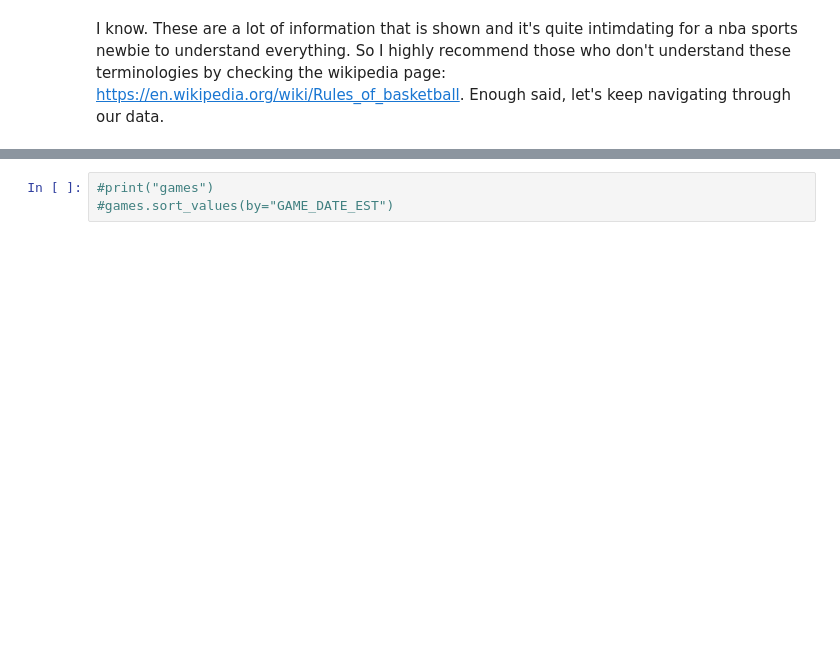
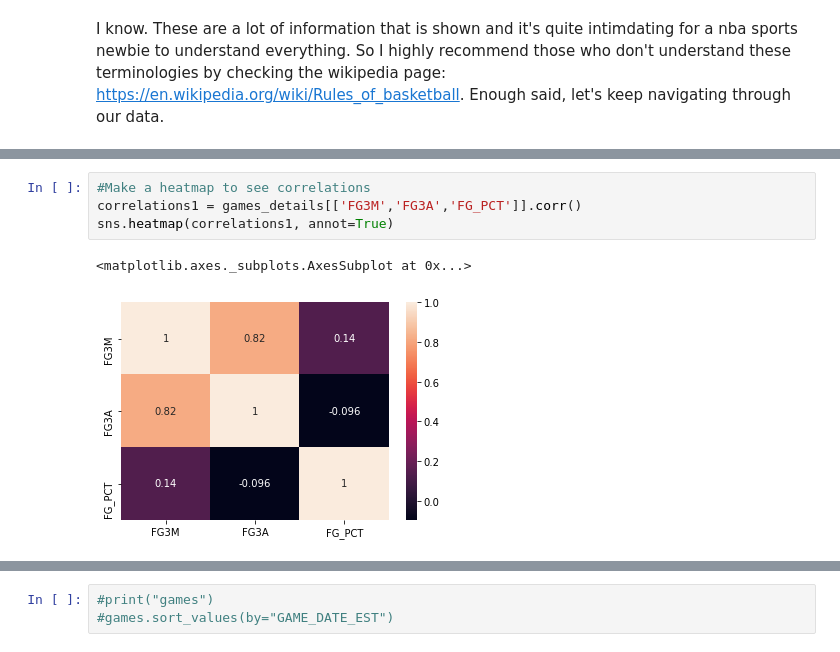
Before and after one commit to charles001203/nba_analysis_proj, a Jupyter notebook: data_cleaning.ipynb, the cells around one changed output, grey strips where cells are left out. Saved outputs shown, nothing was run; the diff lists cells and outputs as text; blank space fills up the shorter version.

```diff
--- a/data_cleaning.ipynb
+++ b/data_cleaning.ipynb
@@ -77,0 +106,7 @@ I know. These are a lot of information that is shown and it's quite intimdating
+# %%
+#Make a heatmap to see correlations
+correlations1 = games_details[['FG3M','FG3A','FG_PCT']].corr()
+sns.heatmap(correlations1, annot=True)
+# %% [output]
+<matplotlib.axes._subplots.AxesSubplot at 0x...>
+[figure, added]
```
Also changed, not shown: parts of 8 cells of this notebook, 1 other file.
